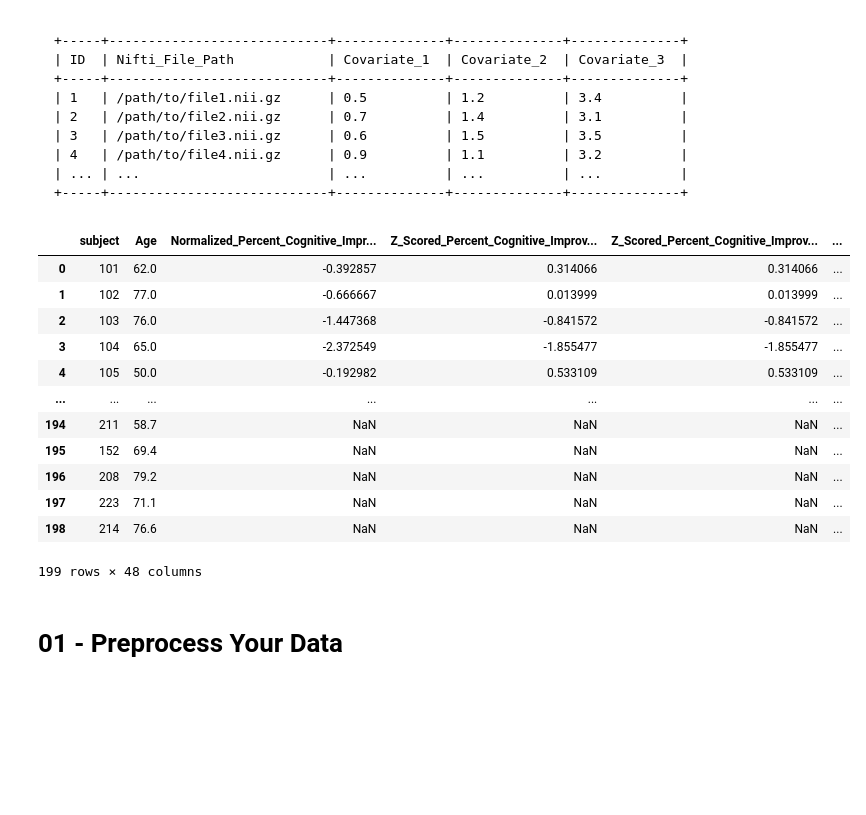
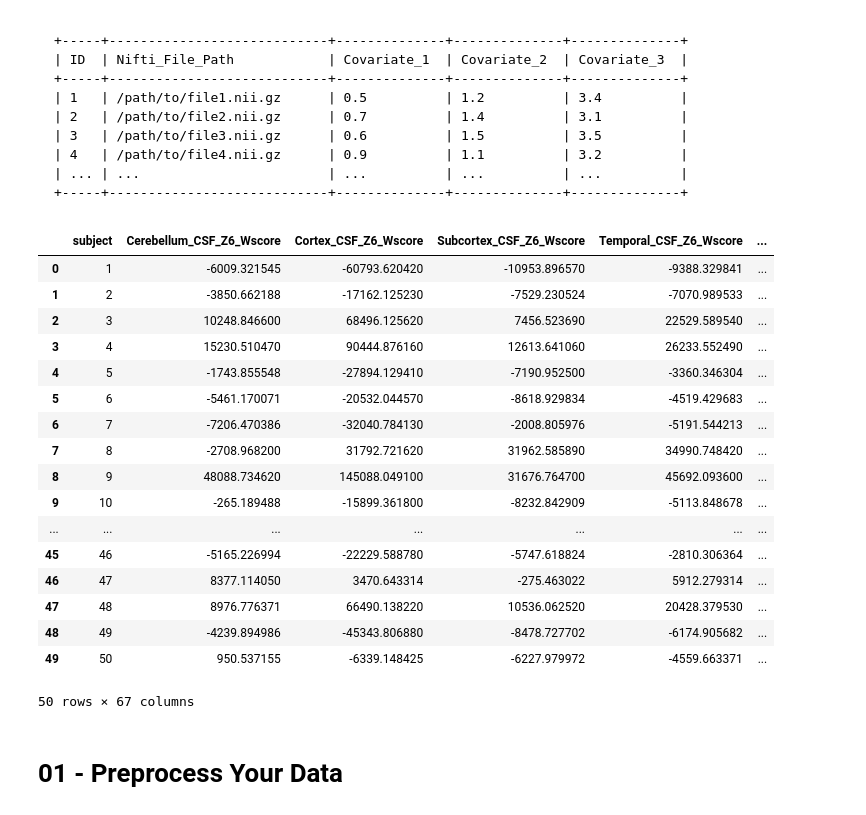
Before and after one commit to Calvinwhow/Research, a Jupyter notebook: nimlab/calvin_utils/notebooks/statistical_notebooks/correlations/correlation_notebook.ipynb, the cells around one changed output. Cells and saved outputs as stored; diff of their text form; code cells hidden in the pictures; blank space fills up the shorter version.

````diff
--- a/nimlab/calvin_utils/notebooks/statistical_notebooks/correlations/correlation_notebook.ipynb
+++ b/nimlab/calvin_utils/notebooks/statistical_notebooks/correlations/correlation_notebook.ipynb
@@ -28,30 +28,36 @@ Notes:
 ```
 # %%
 # Specify the path to your CSV file containing NIFTI paths
-input_csv_path = '/Users/cu135/Dropbox (Partners HealthCare)/studies/cognition_2023/metadata/master_list_proper_subjects.xlsx'
+input_csv_path = '/Users/cu135/Dropbox (Partners HealthCare)/studies/atrophy_seeds_2023/metadata/master_list_z6_only_unthresholded.csv'
 # %%
 # Specify where you want to save your results to
-out_dir = '/Users/cu135/Library/CloudStorage/OneDrive-Personal/OneDrive_Documents/Research/2023/subiculum_cognition_and_age/figures/Figures/supplements/age_does_not_crr_with_conn'
+out_dir = '/Users/cu135/Dropbox (Partners HealthCare)/studies/atrophy_seeds_2023/Figures/correlation_to_radiologist/radiologist/z6_score_correlations'
+sheet=None
 # %%
 from calvin_utils.permutation_analysis_utils.statsmodels_palm import CalvinStatsmodelsPalm
 # Instantiate the PalmPrepararation class
-cal_palm = CalvinStatsmodelsPalm(input_csv_path=input_csv_path, output_dir=out_dir, sheet='master_list_proper_subjects')
+cal_palm = CalvinStatsmodelsPalm(input_csv_path=input_csv_path, output_dir=out_dir, sheet=sheet)
 # Call the process_nifti_paths method
 data_df = cal_palm.read_and_display_data()
 # %% [output]
-|  | subject | Age | Normalized_Percent_Cognitive_Impr... | Z_Scored_Percent_Cognitive_Improv... | Z_Scored_Percent_Cognitive_Improv... | ... |
-| 0 | 101 | 62.0 | -0.392857 | 0.314066 | 0.314066 | ... |
-| 1 | 102 | 77.0 | -0.666667 | 0.013999 | 0.013999 | ... |
-| 2 | 103 | 76.0 | -1.447368 | -0.841572 | -0.841572 | ... |
-| 3 | 104 | 65.0 | -2.372549 | -1.855477 | -1.855477 | ... |
-| 4 | 105 | 50.0 | -0.192982 | 0.533109 | 0.533109 | ... |
+|  | subject | Cerebellum_CSF_Z6_Wscore | Cortex_CSF_Z6_Wscore | Subcortex_CSF_Z6_Wscore | Temporal_CSF_Z6_Wscore | ... |
+| 0 | 1 | -6009.321545 | -60793.620420 | -10953.896570 | -9388.329841 | ... |
+| 1 | 2 | -3850.662188 | -17162.125230 | -7529.230524 | -7070.989533 | ... |
+| 2 | 3 | 10248.846600 | 68496.125620 | 7456.523690 | 22529.589540 | ... |
+| 3 | 4 | 15230.510470 | 90444.876160 | 12613.641060 | 26233.552490 | ... |
+| 4 | 5 | -1743.855548 | -27894.129410 | -7190.952500 | -3360.346304 | ... |
+| 5 | 6 | -5461.170071 | -20532.044570 | -8618.929834 | -4519.429683 | ... |
+| 6 | 7 | -7206.470386 | -32040.784130 | -2008.805976 | -5191.544213 | ... |
+| 7 | 8 | -2708.968200 | 31792.721620 | 31962.585890 | 34990.748420 | ... |
+| 8 | 9 | 48088.734620 | 145088.049100 | 31676.764700 | 45692.093600 | ... |
+| 9 | 10 | -265.189488 | -15899.361800 | -8232.842909 | -5113.848678 | ... |
 | ... | ... | ... | ... | ... | ... | ... |
-| 194 | 211 | 58.7 | NaN | NaN | NaN | ... |
-| 195 | 152 | 69.4 | NaN | NaN | NaN | ... |
-| 196 | 208 | 79.2 | NaN | NaN | NaN | ... |
-| 197 | 223 | 71.1 | NaN | NaN | NaN | ... |
-| 198 | 214 | 76.6 | NaN | NaN | NaN | ... |
+| 45 | 46 | -5165.226994 | -22229.588780 | -5747.618824 | -2810.306364 | ... |
+| 46 | 47 | 8377.114050 | 3470.643314 | -275.463022 | 5912.279314 | ... |
+| 47 | 48 | 8976.776371 | 66490.138220 | 10536.062520 | 20428.379530 | ... |
+| 48 | 49 | -4239.894986 | -45343.806880 | -8478.727702 | -6174.905682 | ... |
+| 49 | 50 | 950.537155 | -6339.148425 | -6227.979972 | -4559.663371 | ... |
-199 rows × 48 columns
+50 rows × 67 columns
 # %% [markdown]
 
 # 01 - Preprocess Your Data
````
Also changed, not shown: parts of 44 cells of this notebook, 20 other files.
